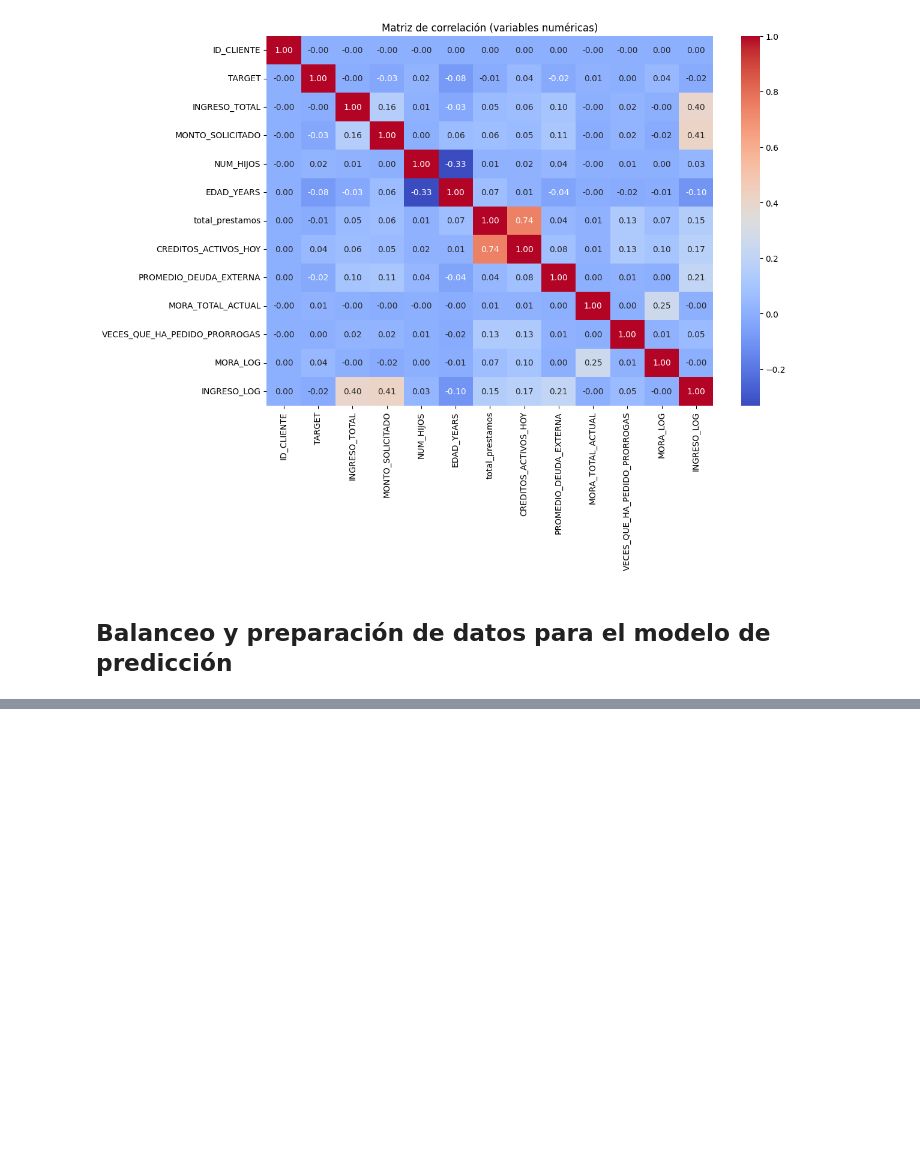
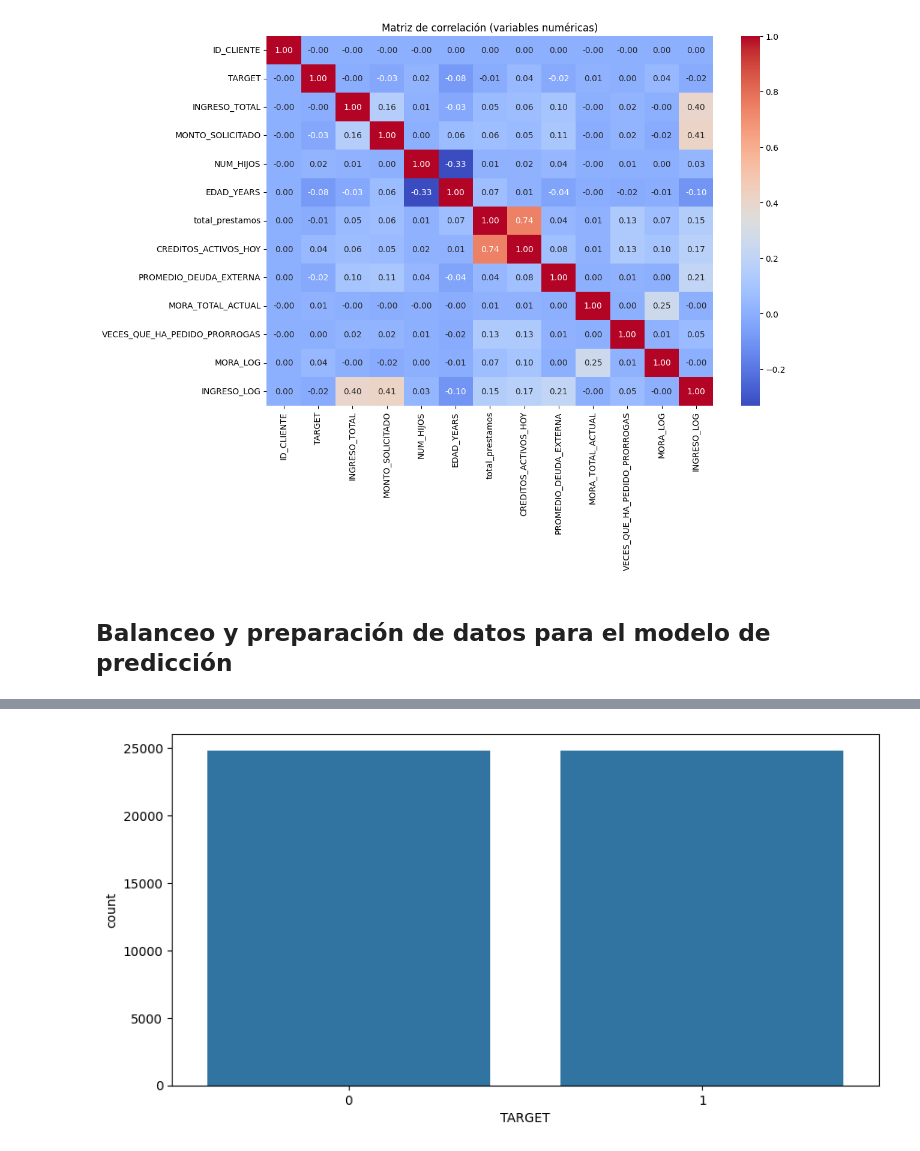
Before and after one commit to JairoVillegas/CREDIT-RISK-ANALYZER., a Jupyter notebook: Notebooks/Exploracion.ipynb, the cells around one changed output, grey strips where cells are left out. Drawn from its saved outputs; the diff is of its cells as text; code cells hidden in the pictures; blank space fills up the shorter version.

```diff
--- a/Notebooks/Exploracion.ipynb
+++ b/Notebooks/Exploracion.ipynb
@@ -199,0 +239,10 @@ plt.show()
+# %%
+#Balanceo por undersamplig
+undersampler = RandomUnderSampler(random_state=0)
+X_undersampled, y_undersampled = undersampler.fit_resample(X,y)
+df_undersampled = pd.concat([X_undersampled,y_undersampled], axis=1)
+plt.figure(figsize=(10,5))
+sns.countplot(data=df_undersampled,x="TARGET")
+plt.show()
+# %% [output]
+[figure, added]
```
Also changed, not shown: parts of 3 cells of this notebook, 2 other files.
